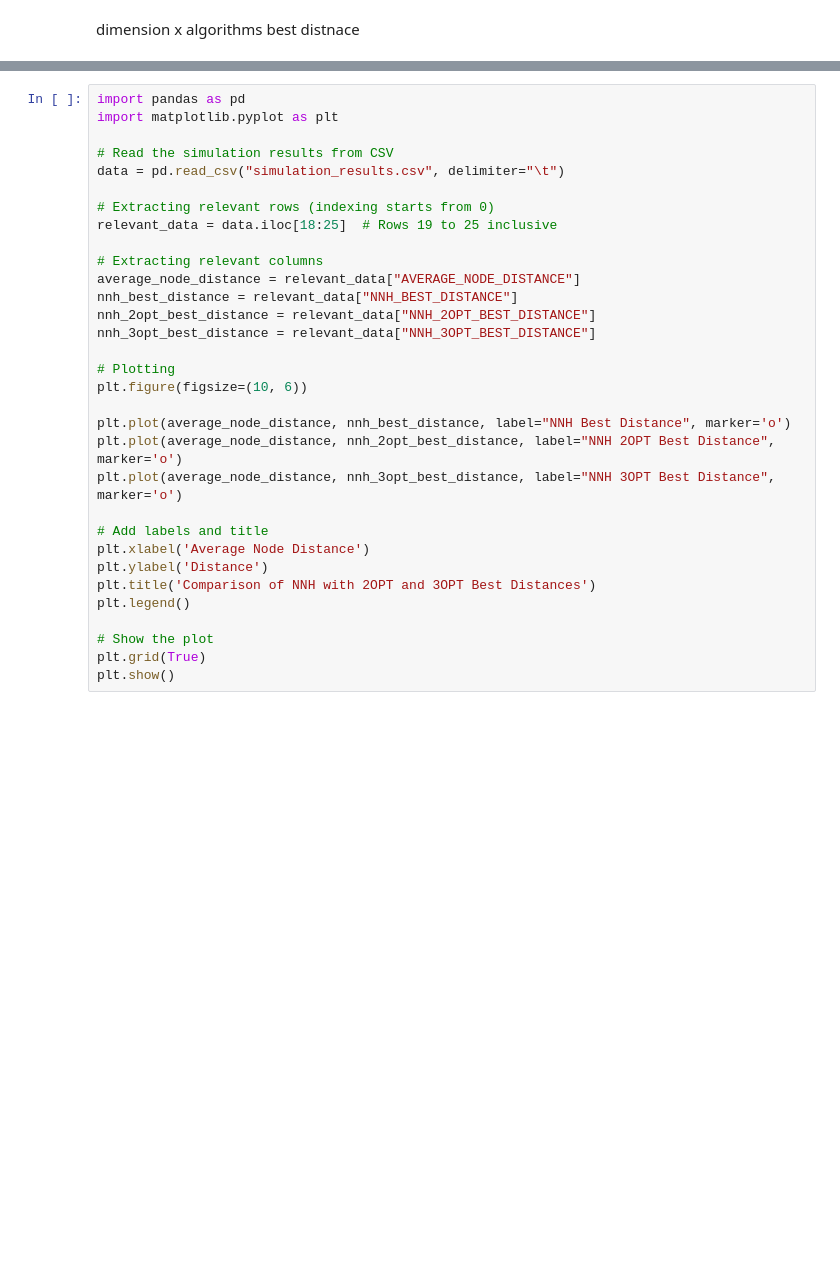
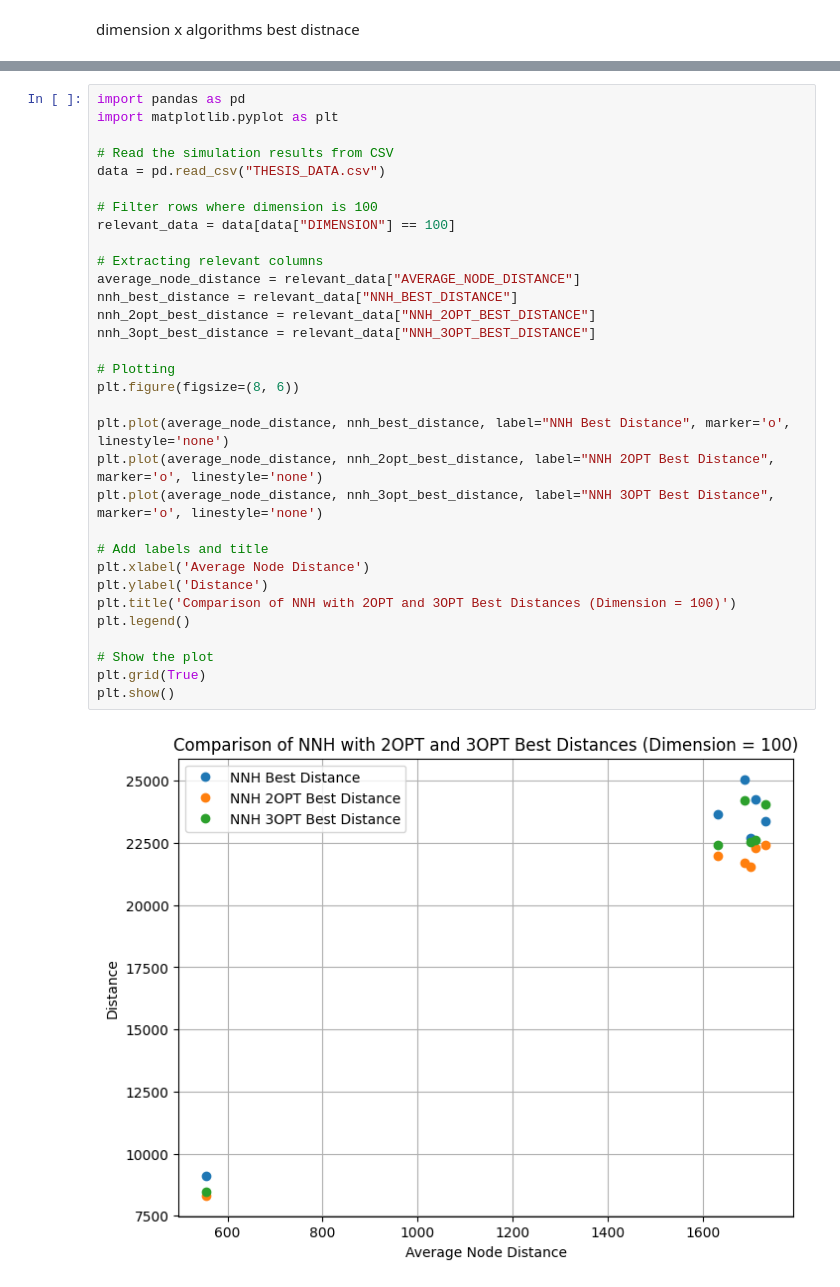
Before and after one commit to Amboyandrey/TSPLIB, a Jupyter notebook: plot.ipynb, the cells around one changed output, grey strips where cells are left out. Drawn from its saved outputs; the diff is of its cells as text; blank space fills up the shorter version.

```diff
--- a/plot.ipynb
+++ b/plot.ipynb
@@ -120,32 +126,34 @@ AVERAGE_NODE_DISTANCE x best distance of kro per algor
 # %%
 import pandas as pd
 import matplotlib.pyplot as plt
 
 # Read the simulation results from CSV
-data = pd.read_csv("simulation_results.csv", delimiter="\t")
+data = pd.read_csv("THESIS_DATA.csv")
 
-# Extracting relevant rows (indexing starts from 0)
-relevant_data = data.iloc[18:25]  # Rows 19 to 25 inclusive
+# Filter rows where dimension is 100
+relevant_data = data[data["DIMENSION"] == 100]
 
 # Extracting relevant columns
 average_node_distance = relevant_data["AVERAGE_NODE_DISTANCE"]
 nnh_best_distance = relevant_data["NNH_BEST_DISTANCE"]
 nnh_2opt_best_distance = relevant_data["NNH_2OPT_BEST_DISTANCE"]
 nnh_3opt_best_distance = relevant_data["NNH_3OPT_BEST_DISTANCE"]
 
 # Plotting
-plt.figure(figsize=(10, 6))
+plt.figure(figsize=(8, 6))
 
-plt.plot(average_node_distance, nnh_best_distance, label="NNH Best Distance", marker='o')
-plt.plot(average_node_distance, nnh_2opt_best_distance, label="NNH 2OPT Best Distance", marker='o')
-plt.plot(average_node_distance, nnh_3opt_best_distance, label="NNH 3OPT Best Distance", marker='o')
+plt.plot(average_node_distance, nnh_best_distance, label="NNH Best Distance", marker='o', linestyle='none')
+plt.plot(average_node_distance, nnh_2opt_best_distance, label="NNH 2OPT Best Distance", marker='o', linestyle='none')
+plt.plot(average_node_distance, nnh_3opt_best_distance, label="NNH 3OPT Best Distance", marker='o', linestyle='none')
 
 # Add labels and title
 plt.xlabel('Average Node Distance')
 plt.ylabel('Distance')
-plt.title('Comparison of NNH with 2OPT and 3OPT Best Distances')
+plt.title('Comparison of NNH with 2OPT and 3OPT Best Distances (Dimension = 100)')
 plt.legend()
 
 # Show the plot
 plt.grid(True)
 plt.show()
+# %% [output]
+[figure, added]
```
Also changed, not shown: parts of 4 cells of this notebook, 4 other files.
